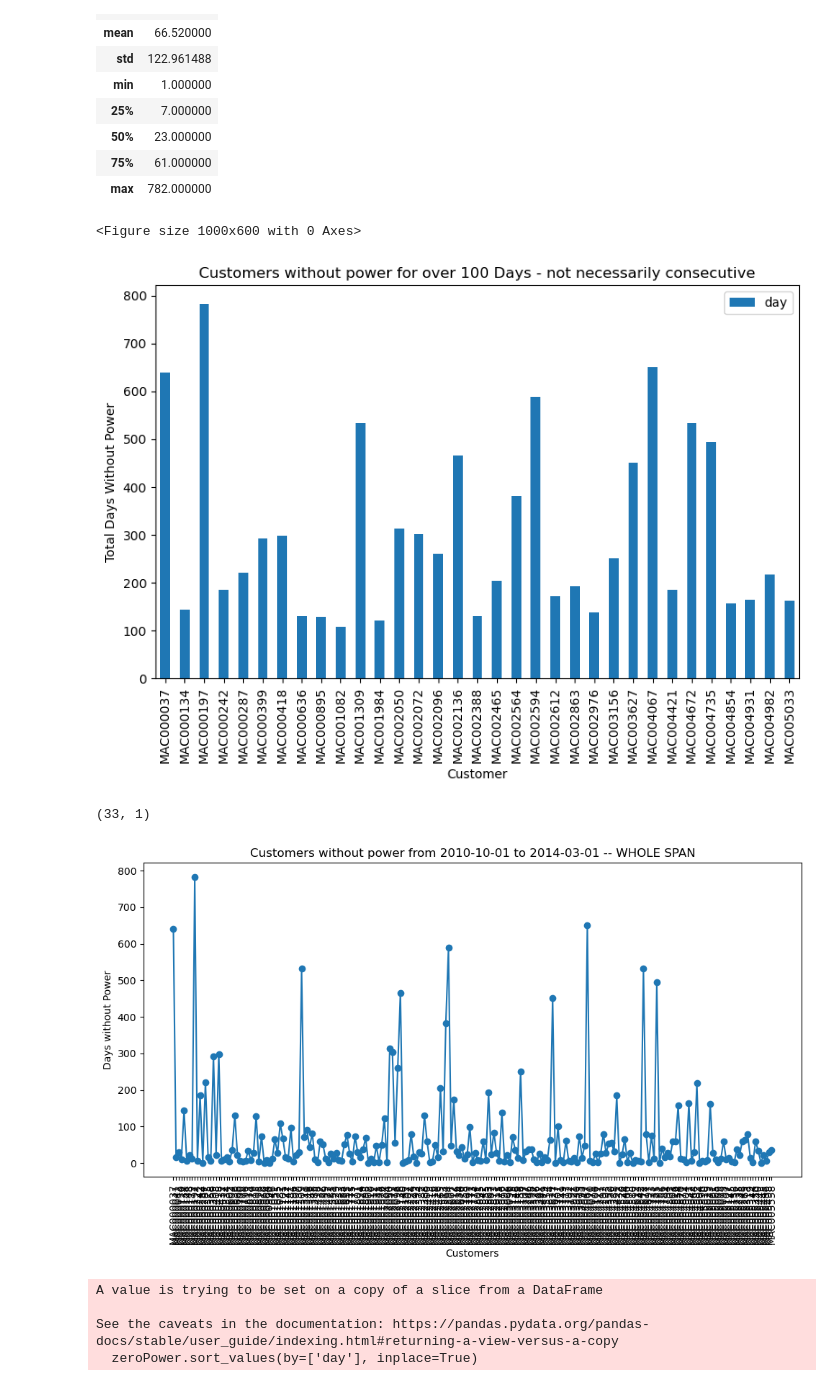
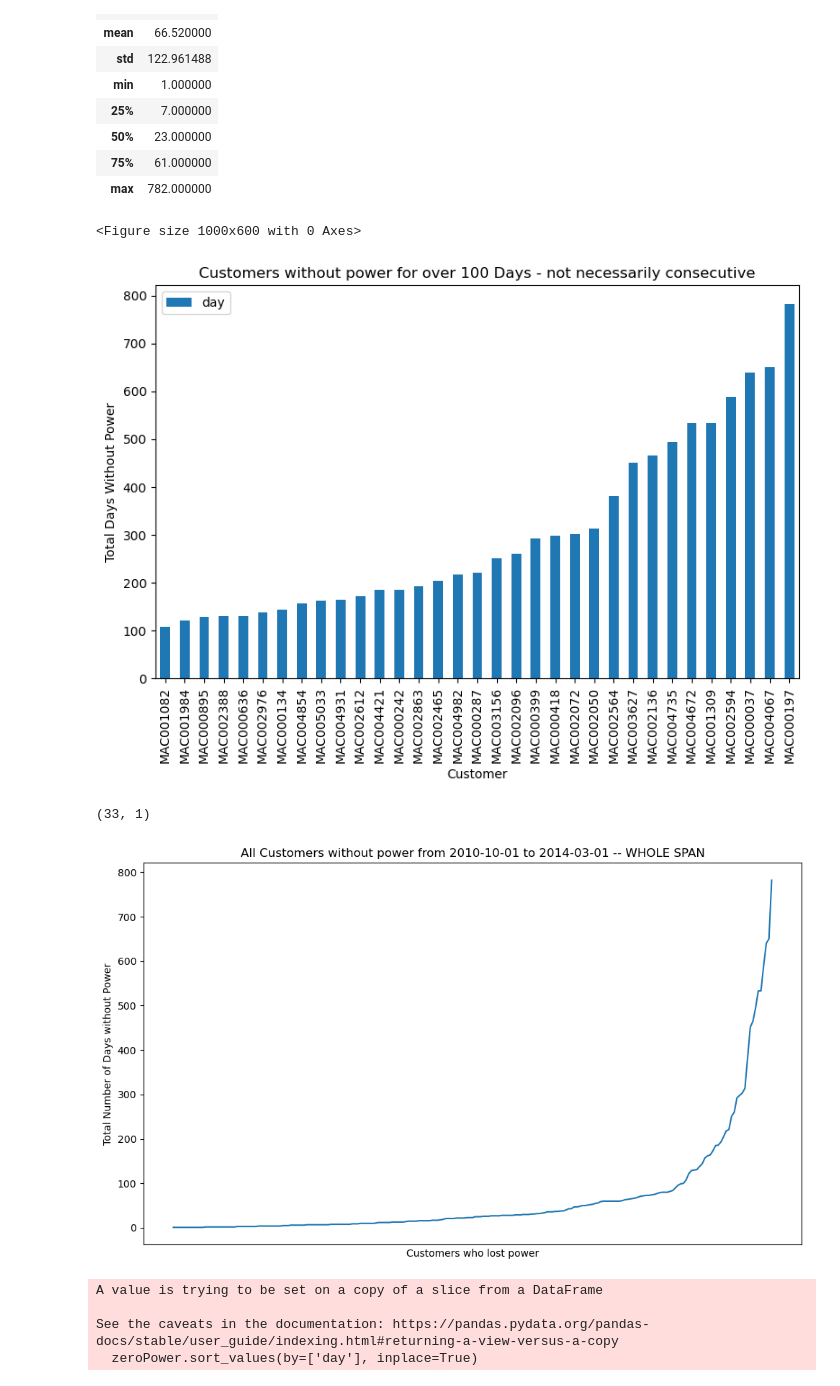
Before and after one commit to brepowell/EnergyConsumption, a Jupyter notebook: LondonDataExploration.ipynb, the cells around one changed output. Drawn from its saved outputs; the diff is of its cells as text; code cells hidden in the pictures.

```diff
--- a/LondonDataExploration.ipynb
+++ b/LondonDataExploration.ipynb
@@ -477,20 +429,24 @@ zeroPowerIDs.describe()
 # %%
 import matplotlib.pyplot as plt
 
+zeroPowerIDs = zeroPowerIDs.sort_values(by="day")
+
+def plotCustomers(data, title):
+    plt.figure(figsize=(10, 6))
+    data.plot(kind='bar')
+    plt.xlabel('Customer')
+    plt.ylabel('Total Days Without Power')
+    plt.title(title)
+    plt.xticks(rotation=90)  # Rotating x-axis labels for better visibility
+    plt.tight_layout()
+    plt.show()
+
 zeroPowerIDs_filtered = zeroPowerIDs[zeroPowerIDs['day'] > 100]
-
-# Plotting the bar graph
-plt.figure(figsize=(10, 6))
-zeroPowerIDs_filtered.plot(kind='bar')
-plt.xlabel('Customer')
-plt.ylabel('Total Days Without Power')
-plt.title('Customers without power for over 100 Days - not necessarily consecutive')
-plt.xticks(rotation=90)  # Rotating x-axis labels for better visibility
-plt.tight_layout()
-plt.show()
+title = 'Customers without power for over 100 Days - not necessarily consecutive'
+plotCustomers(zeroPowerIDs_filtered, title)
 # %% [output]
 <Figure size 1000x600 with 0 Axes>
-[figure, old version]
+[figure, new version]
 # %%
 # There are 33 customers who have over 100 days of power outage during the data collection period.
 zeroPowerIDs_filtered.shape
@@ -499,17 +455,17 @@ zeroPowerIDs_filtered.shape
 # %%
 import matplotlib.pyplot as plt
 
 # Plotting the data
 plt.figure(figsize=(10, 6))
-plt.plot(zeroPowerIDs.index, zeroPowerIDs["day"], marker='o', linestyle='-')
-plt.xlabel('Customers')
-plt.ylabel('Days without Power')
-plt.title('Customers without power from {} to {} -- WHOLE SPAN'.format(start_date, end_date))
-plt.xticks(rotation=90)
+plt.plot(zeroPowerIDs.index, zeroPowerIDs["day"])
+plt.xlabel('Customers who lost power')
+plt.ylabel('Total Number of Days without Power')
+plt.title('All Customers without power from {} to {} -- WHOLE SPAN'.format(start_date, end_date))
+plt.xticks([])
 plt.tight_layout()
 plt.show()
 # %% [output]
-[figure, old version]
+[figure, new version]
 # %%
 zeroPower.sort_values(by=['day'], inplace=True)
 # %% [output]
```
Also changed, not shown: parts of 42 cells of this notebook, 1 other file.
